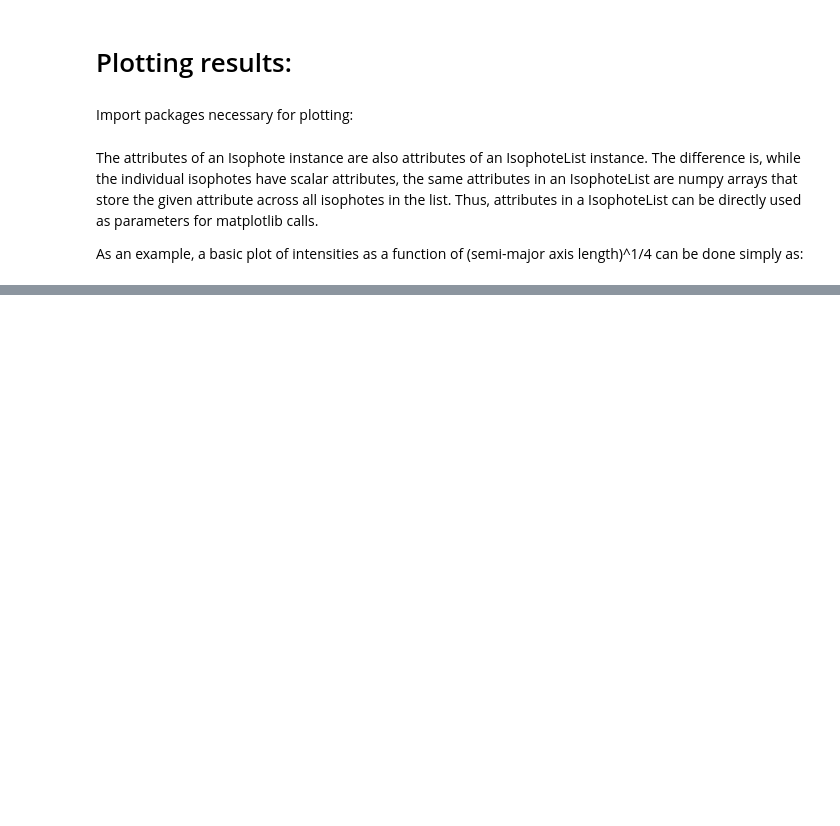
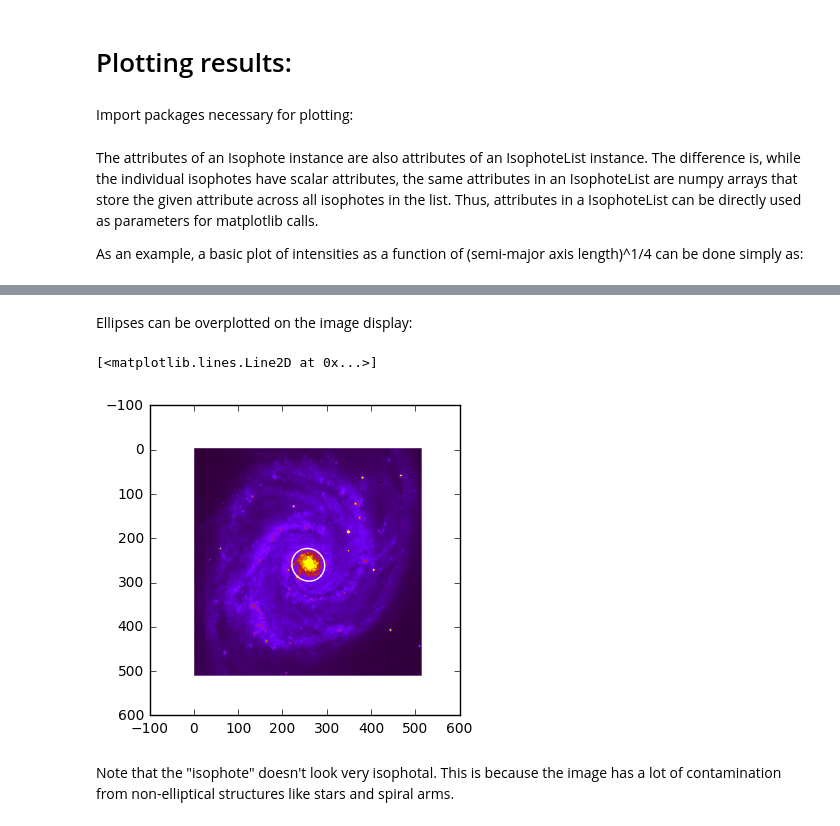
Before and after one commit to ibusko/isophote, a Jupyter notebook: docs/notebooks/example1.ipynb, the cells around one changed output, grey strips where cells are left out. Saved outputs shown, nothing was run; the diff lists cells and outputs as text; code cells hidden in the pictures; blank space fills up the shorter version.

```diff
--- a/docs/notebooks/example1.ipynb
+++ b/docs/notebooks/example1.ipynb
@@ -157,0 +189,20 @@ plt.show()
+# %% [markdown]
+Ellipses can be overplotted on the image display:
+# %%
+import matplotlib.cm as cm
+
+fig, ax = plt.subplots()
+ax.imshow(pixel_data, cmap=cm.gnuplot, vmin=0, vmax=1000)
+
+# this method will retrieve the isophote that has the closest 'sma' from the passed argument.
+iso = isophote_list.get_closest(40.)
+
+# this method returns the X-Y coordinates of the sampled points in the image.
+x, y, = iso.sampled_coordinates()
+
+plt.plot(x,y, color='white')
+# %% [output]
+[<matplotlib.lines.Line2D at 0x...>]
+[figure, added]
+# %% [markdown]
+Note that the "isophote" doesn't look very isophotal. This is because the image has a lot of contamination from non-elliptical structures like stars and spiral arms.
```
Also changed, not shown: parts of 8 cells of this notebook, 6 other files.
